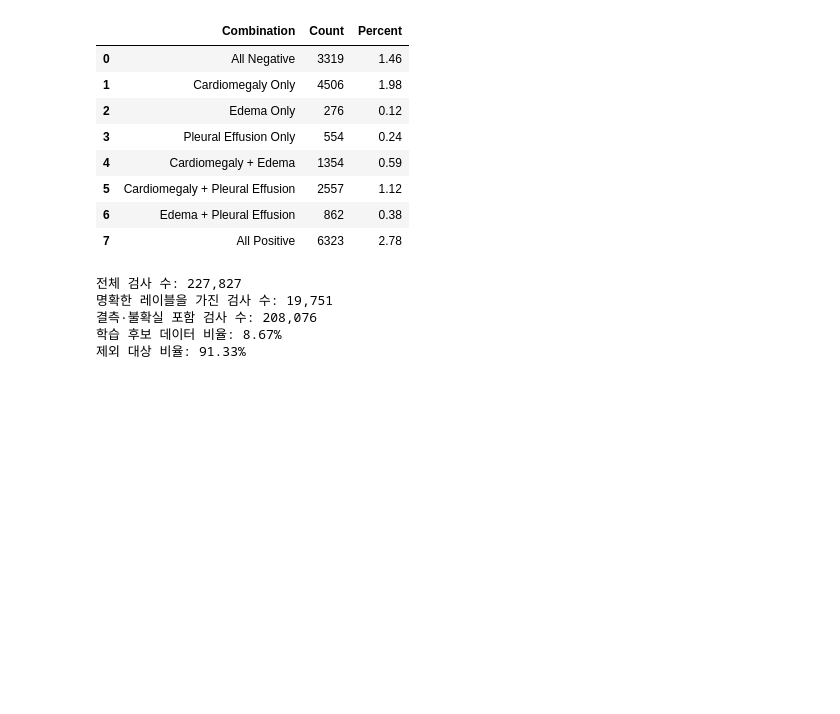
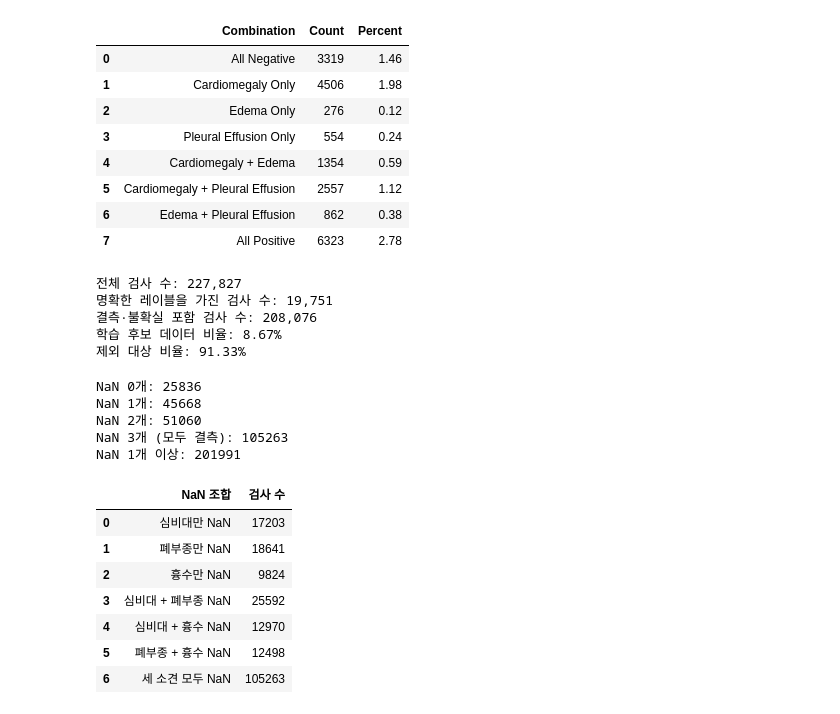
Before and after one commit to Hyeryeong16/CXR-Insight, a Jupyter notebook: notebooks/01_cxr_label_eda.ipynb, the cells around one changed output. Saved outputs shown, nothing was run; the diff lists cells and outputs as text; code cells hidden in the pictures; blank space fills up the shorter version.

Commit message:
Update CXR EDA with missing label preprocessing

```diff
--- a/notebooks/01_cxr_label_eda.ipynb
+++ b/notebooks/01_cxr_label_eda.ipynb
@@ -495,3 +495,69 @@ print(f"제외 대상 비율: {excluded_count / total_count * 100:.2f}%")
 결측·불확실 포함 검사 수: 208,076
 학습 후보 데이터 비율: 8.67%
 제외 대상 비율: 91.33%
+# %%
+# ============================================================
+# 09. 주요 3개 소견의 결측(NaN) 조합 분석
+# - 검사별 NaN 개수 계산
+# - NaN 0개, 1개, 2개, 3개인 검사 수 확인
+# - 세 소견 모두 NaN인 검사 수 확인 (제외 후보)
+# ============================================================
+
+target_labels = [
+    "Cardiomegaly",
+    "Edema",
+    "Pleural Effusion"
+]
+
+# 검사별 NaN 개수
+nan_count = chexpert[target_labels].isna().sum(axis=1)
+
+print("NaN 0개:", (nan_count == 0).sum())
+print("NaN 1개:", (nan_count == 1).sum())
+print("NaN 2개:", (nan_count == 2).sum())
+print("NaN 3개 (모두 결측):", (nan_count == 3).sum())
+
+print("NaN 1개 이상:", (nan_count >= 1).sum())
+# %% [output]
+NaN 0개: 25836
+NaN 1개: 45668
+NaN 2개: 51060
+NaN 3개 (모두 결측): 105263
+NaN 1개 이상: 201991
+# %%
+# ============================================================
+# 10. 소견별 NaN 조합 분석
+# - 각 소견에서 단독으로 NaN인 검사 수
+# - 두 소견이 동시에 NaN인 검사 수
+# - 세 소견 모두 NaN인 검사 수
+# ============================================================
+
+c = chexpert["Cardiomegaly"].isna()
+e = chexpert["Edema"].isna()
+p = chexpert["Pleural Effusion"].isna()
+
+nan_results = {
+    "심비대만 NaN": (c & ~e & ~p).sum(),
+    "폐부종만 NaN": (~c & e & ~p).sum(),
+    "흉수만 NaN": (~c & ~e & p).sum(),
+    "심비대 + 폐부종 NaN": (c & e & ~p).sum(),
+    "심비대 + 흉수 NaN": (c & ~e & p).sum(),
+    "폐부종 + 흉수 NaN": (~c & e & p).sum(),
+    "세 소견 모두 NaN": (c & e & p).sum()
+}
+
+nan_distribution = pd.DataFrame(
+    nan_results.items(),
+    columns=["NaN 조합", "검사 수"]
+)
+
+display(nan_distribution)
+# %% [output]
+|  | NaN 조합 | 검사 수 |
+| 0 | 심비대만 NaN | 17203 |
+| 1 | 폐부종만 NaN | 18641 |
+| 2 | 흉수만 NaN | 9824 |
+| 3 | 심비대 + 폐부종 NaN | 25592 |
+| 4 | 심비대 + 흉수 NaN | 12970 |
+| 5 | 폐부종 + 흉수 NaN | 12498 |
+| 6 | 세 소견 모두 NaN | 105263 |
```
Also changed, not shown: parts of 1 cell of this notebook.
